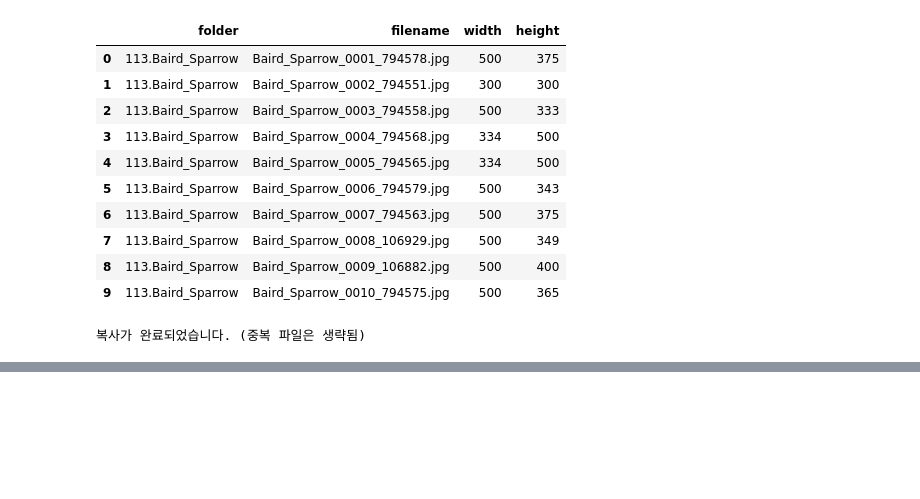
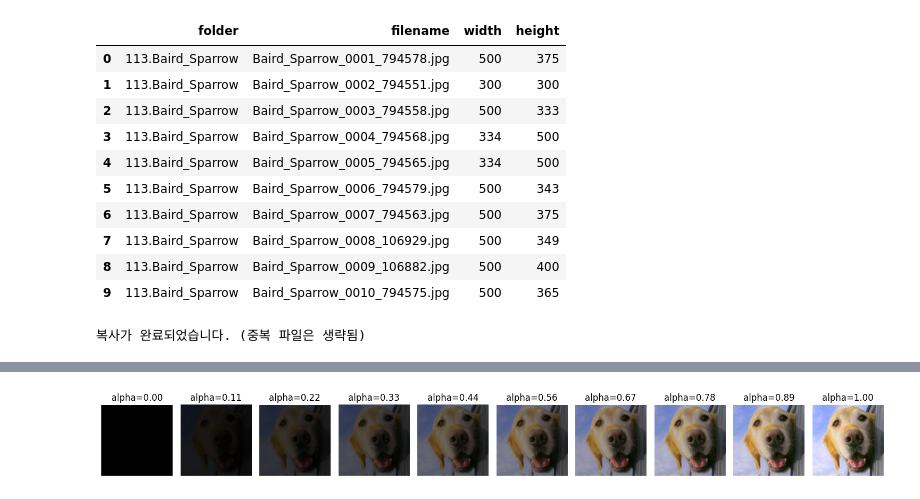
Before and after one commit to Mansook/attention_map, a Jupyter notebook: heatmap_tool/test.ipynb, the cells around one changed output, grey strips where cells are left out. Drawn from its saved outputs; the diff is of its cells as text; code cells hidden in the pictures; blank space fills up the shorter version.

```diff
--- a/heatmap_tool/test.ipynb
+++ b/heatmap_tool/test.ipynb
@@ -162,0 +204,35 @@ print("복사가 완료되었습니다. (중복 파일은 생략됨)")
+# %%
+import torch
+import numpy as np
+import matplotlib.pyplot as plt
+from PIL import Image
+
+# 1. 이미지 로드 (예시: 224x224 RGB 이미지)
+img_path = "C:/Users/orgin/Desktop/ForTest/stl10_test/test_image_png_27.png"  # 이미지 경로를 지정하세요
+img = Image.open(img_path).convert('RGB').resize((224, 224))
+img_np = np.array(img) / 255.0  # 0~1로 정규화
+input_tensor = torch.tensor(img_np, dtype=torch.float32).permute(2, 0, 1)  # (C, H, W)
+
+# 2. baseline (검은색 이미지 생성)
+baseline = torch.zeros_like(input_tensor)
+
+# 3. step 개수 m 지정해서 보간한 m개의 이미지 생성
+m = 10  # 원하는 step 개수
+alphas = torch.linspace(0, 1, m)
+interpolated_imgs = []
+for alpha in alphas:
+    interpolated = baseline + alpha * (input_tensor - baseline)
+    interpolated_imgs.append(interpolated)
+
+# 4. 모두 plot
+plt.figure(figsize=(15, 3))
+for i, img_t in enumerate(interpolated_imgs):
+    plt.subplot(1, m, i+1)
+    img_show = img_t.permute(1, 2, 0).numpy()  # (H, W, C)
+    plt.imshow(np.clip(img_show, 0, 1))
+    plt.axis('off')
+    plt.title(f'alpha={alphas[i]:.2f}')
+plt.tight_layout()
+plt.show()
+# %% [output]
+[figure, added]
```
Also changed, not shown: parts of 4 cells of this notebook, 9 other files.
